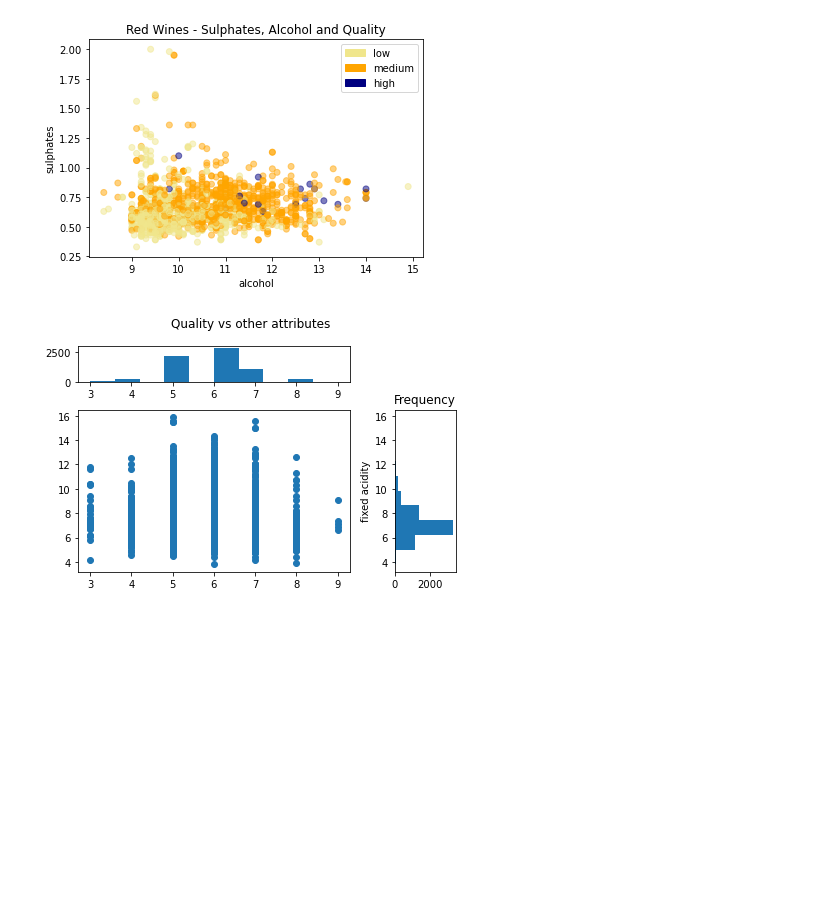
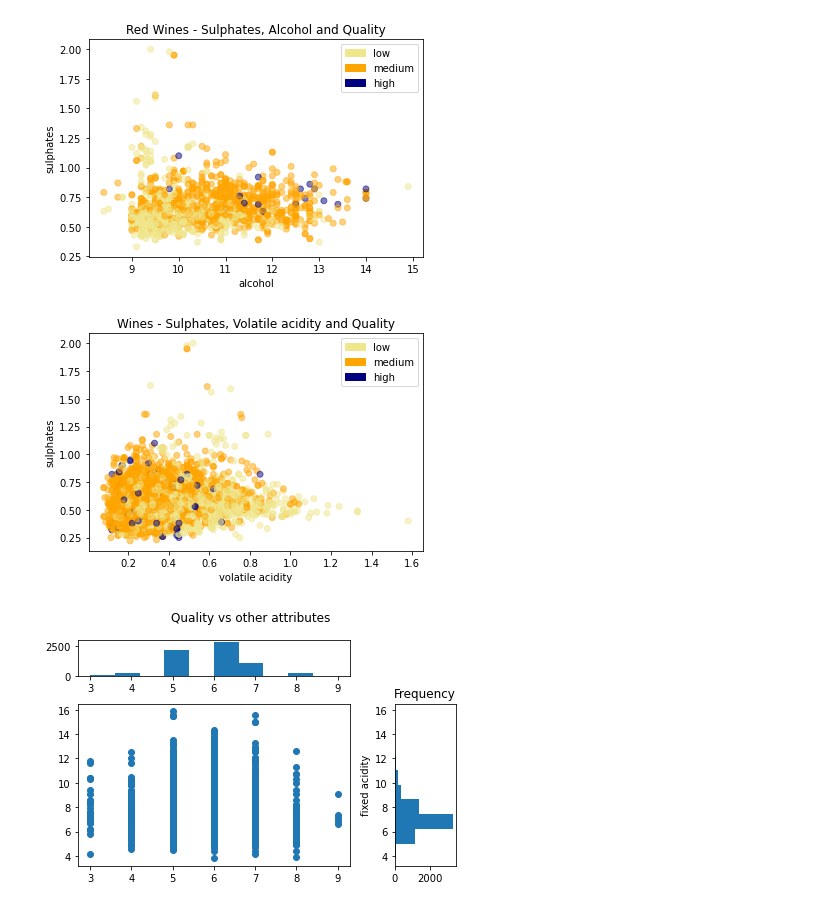
Before and after one commit to Jacopo-Spadon/Wine-not, a Jupyter notebook: Wine not data Wrangling.ipynb, the cells around one changed output. Drawn from its saved outputs; the diff is of its cells as text; code cells hidden in the pictures; blank space fills up the shorter version.

```diff
--- a/Wine not data Wrangling.ipynb
+++ b/Wine not data Wrangling.ipynb
@@ -509,6 +550,25 @@ ax.legend(handles=[low_quality, medium_quality, high_quality])
 plt.show()
 # %% [output]
 [figure]
+# %%
+colors = {"low": "khaki", "medium": "orange", "high": "navy"}
+
+fig, ax = plt.subplots()
+scatter = ax.scatter(wines["volatile acidity"], wines["sulphates"],
+           c=wines['quality_label'].map(colors), alpha=0.5)
+ax.set_xlabel("volatile acidity", fontsize=10)
+ax.set_ylabel("sulphates", fontsize=10)
+ax.set_title('Wines - Sulphates, Volatile acidity and Quality')
+
+low_quality = mpatches.Patch(color='khaki', label='low')
+medium_quality = mpatches.Patch(color='orange', label='medium')
+high_quality = mpatches.Patch(color='navy', label='high')
+
+ax.legend(handles=[low_quality, medium_quality, high_quality])
+
+plt.show()
+# %% [output]
+[figure, added]
 # %%
 # Multivariate visualization
 
```
Also changed, not shown: parts of 6 cells of this notebook.
